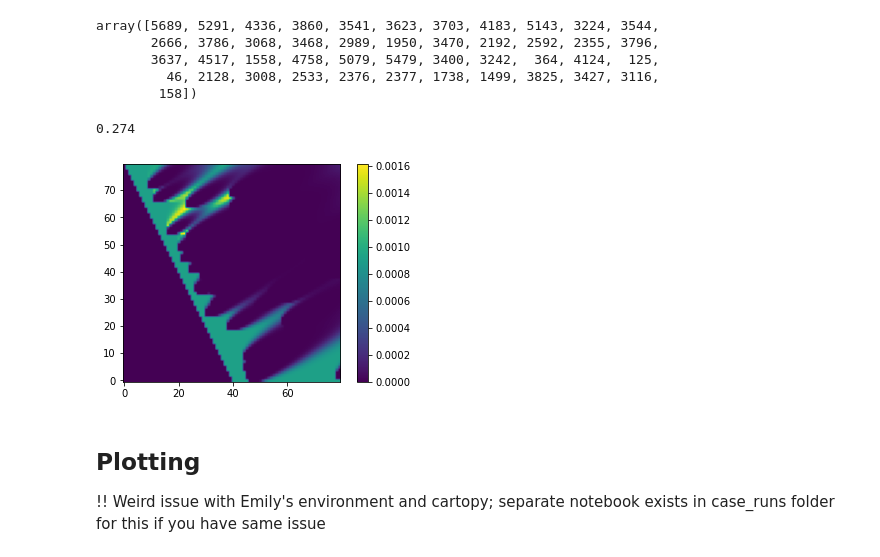
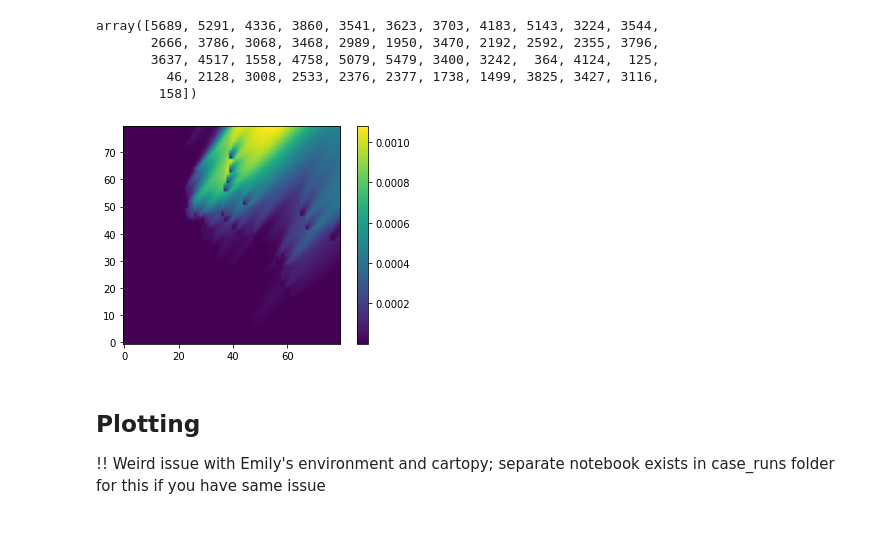
Before and after one commit to edejong-caltech/smoking_hot_inverse_problems, a Jupyter notebook: src/Bayesian_Inference_With_Real_Data.ipynb, the cells around one changed output. Cells and saved outputs as stored; diff of their text form; code cells hidden in the pictures; blank space fills up the shorter version.

```diff
--- a/src/Bayesian_Inference_With_Real_Data.ipynb
+++ b/src/Bayesian_Inference_With_Real_Data.ipynb
@@ -34,7 +34,7 @@ Measurement array sorted
 # Generate forward model data
 
 #Parameters of the grid
-tmax = 600*144
+tmax = 600*145
 time_step = 600
 Nx = Ny = 80
 widthx = 110e3
@@ -44,7 +44,7 @@ source_strength = np.array([1.0])
 source_locations = np.array([[60, 60]])
 velocity_field = np.array([-4.0, -6.0])
 diffusion_coefficent = 10.0
-sensor_times = np.arange(0, tmax+1, step=600)
+sensor_times = np.arange(0, tmax, step=600)
 Ntimes = len(sensor_times)
 # Model config
 gb = create_grid(Nx, widthx, Ny, widthy)
@@ -108,7 +94,7 @@ array([5689, 5291, 4336, 3860, 3541, 3623, 3703, 4183, 5143, 3224, 3544,
 def weighted_norm(Sigma_inv, x):
     return x.T@Sigma_inv@x
 
-def compute_posterior(prior, measurement_array, Sigma_noise, scaling=1.0, preload_sim_data=None):
+def compute_posterior(prior, measurement_array, sigma, scaling=1.0, preload_sim_data=None):
 
     if preload_sim_data is None:
         #Will load the matrices from disk
@@ -123,15 +109,18 @@ def compute_posterior(prior, measurement_array, Sigma_noise, scaling=1.0, preloa
 
     data = measurement_array[:, -1]
 
-    Sigma_inv = np.linalg.inv(Sigma_noise)
+    #Sigma_inv = np.linalg.inv(Sigma_noise)
     posterior = np.zeros((Nx,Ny))
     #I'm not sure if this can be vectorized more since I have to individually open and close files
     for i in t(range(Nx)):
         for j in range(Ny):
             #Compute prob(data|source is in (i,j))
             #Compute first true observations that would have happened if the source was in (i,j)
-            hypothetical_observations = get_hypothetical(i,j)*scaling
-            posterior[i,j] = prior[i,j]*np.exp(-1/2 * weighted_norm(Sigma_inv, data-hypothetical_observations))
+            hypothetical_observations = get_hypothetical(i,j)
+            scaling = np.mean(data)/np.mean(hypothetical_observations)
+            hypothetical_observations *= scaling
+            #posterior[i,j] = prior[i,j]*np.exp(-1/2 * weighted_norm(Sigma_inv, data-hypothetical_observations))
+            posterior[i,j] = prior[i,j]*np.exp((-1/(2 * sigma**2) * np.linalg.norm(data-hypothetical_observations)**2))
     s = np.sum(posterior)
     posterior/= s
     return posterior
@@ -151,7 +140,7 @@ prior /= s
 #How much noise do we assume that the measurements had? In units of the measurements
 #Assuming here that all the sensors are independent and with the same noise
 n_measurements = measurement_array.shape[0]
-sigma = 0.5
+sigma = 1.0
 Sigma_noise = sigma**2*np.eye(n_measurements)
 
 # Scale the theoretical data
@@ -165,21 +154,18 @@ get_hypothetical = lambda i,j: np.load(namefile(i,j)).reshape(Ntimes,Nx,Ny)[meas
 hypothetical_observations = get_hypothetical(x,y)
 data = measurement_array[:, -1]
 scaling = np.mean(data)/np.mean(hypothetical_observations)
-# %%
-np.max(data)
-# %% [output]
-0.274
 # %%
-posterior = compute_posterior(prior = prior, measurement_array=measurement_array, Sigma_noise=Sigma_noise, scaling=scaling)
+posterior = compute_posterior(prior = prior, measurement_array=measurement_array, sigma=sigma, scaling=scaling)
 # %%
-casename = "case_runs/80x80_realdata_posterior_nowater_sigma0_5"
+import matplotlib.pyplot as plt
+casename = "case_runs/80x80_realdata_scaled_sigma1_0"
 plt.imshow(posterior)
 plt.colorbar()
 plt.gca().invert_yaxis()
 plt.savefig(casename + ".png")
 np.save(casename + ".npy", posterior)
 # %% [output]
-[figure, old version]
+[figure, new version]
 # %% [markdown]
 ## Plotting
 !! Weird issue with Emily's environment and cartopy; separate notebook exists in case_runs
```
Also changed, not shown: parts of 1 cell of this notebook, 7 other files.
